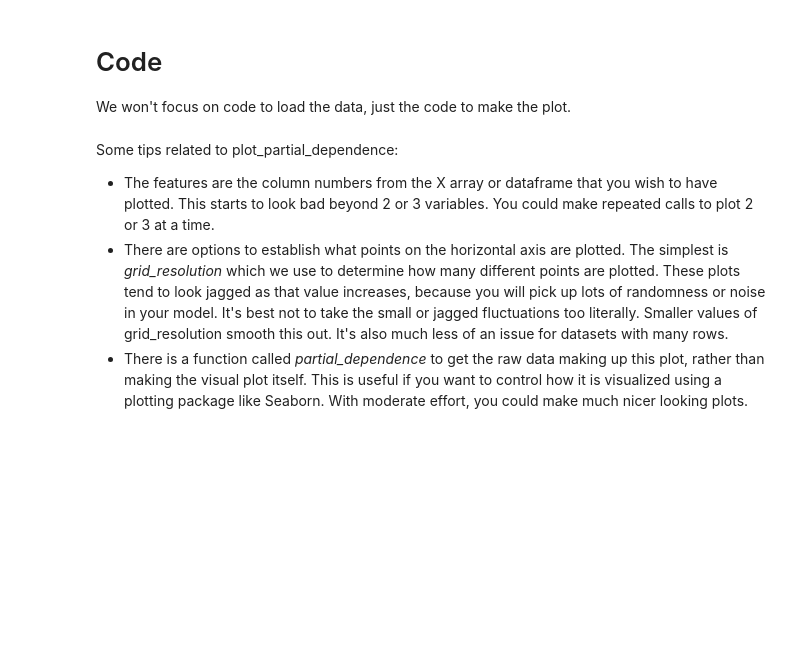
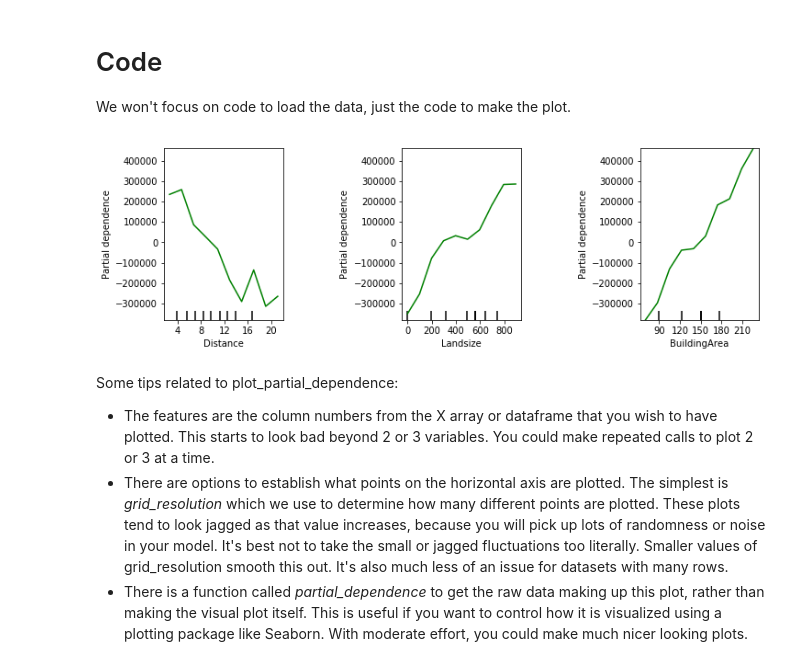
Before and after one commit to falconjs/Archaeopteryx, a Jupyter notebook: Kaggle_Learn_Machine_Learning/24 Partial Dependence Plots.ipynb, the cells around one changed output. Saved outputs shown, nothing was run; the diff lists cells and outputs as text; code cells hidden in the pictures; blank space fills up the shorter version.

```diff
--- a/Kaggle_Learn_Machine_Learning/24 Partial Dependence Plots.ipynb
+++ b/Kaggle_Learn_Machine_Learning/24 Partial Dependence Plots.ipynb
@@ -54,19 +83,22 @@ def get_some_data():
 # %%
 from sklearn.ensemble.partial_dependence import partial_dependence, plot_partial_dependence
 
 # get_some_data is defined in hidden cell above.
 X, y = get_some_data()
 # scikit-learn originally implemented partial dependence plots only for Gradient Boosting models
 # this was due to an implementation detail, and a future release will support all model types.
 my_model = GradientBoostingRegressor()
 # fit the model as usual
 my_model.fit(X, y)
 # Here we make the plot
 my_plots = plot_partial_dependence(my_model,
-                                   features=[0, 2], # column numbers of plots we want to show
+                                   features=[0,1,2], # column numbers of plots we want to show
                                    X=X,            # raw predictors data.
                                    feature_names=['Distance', 'Landsize', 'BuildingArea'], # labels on graphs
                                    grid_resolution=10) # number of values to plot on x axis
+plt.subplots_adjust(top=0.8, left=0, right=1.5, wspace = 1)
+# %% [output]
+[figure, added]
 # %% [markdown]
 Some tips related to plot_partial_dependence:
 * The features are the column numbers from the X array or dataframe that you wish to have plotted.  This starts to look bad beyond 2 or 3 variables.  You could make repeated calls to plot 2 or 3 at a time.
```
Also changed, not shown: parts of 6 cells of this notebook, 1 other file.
